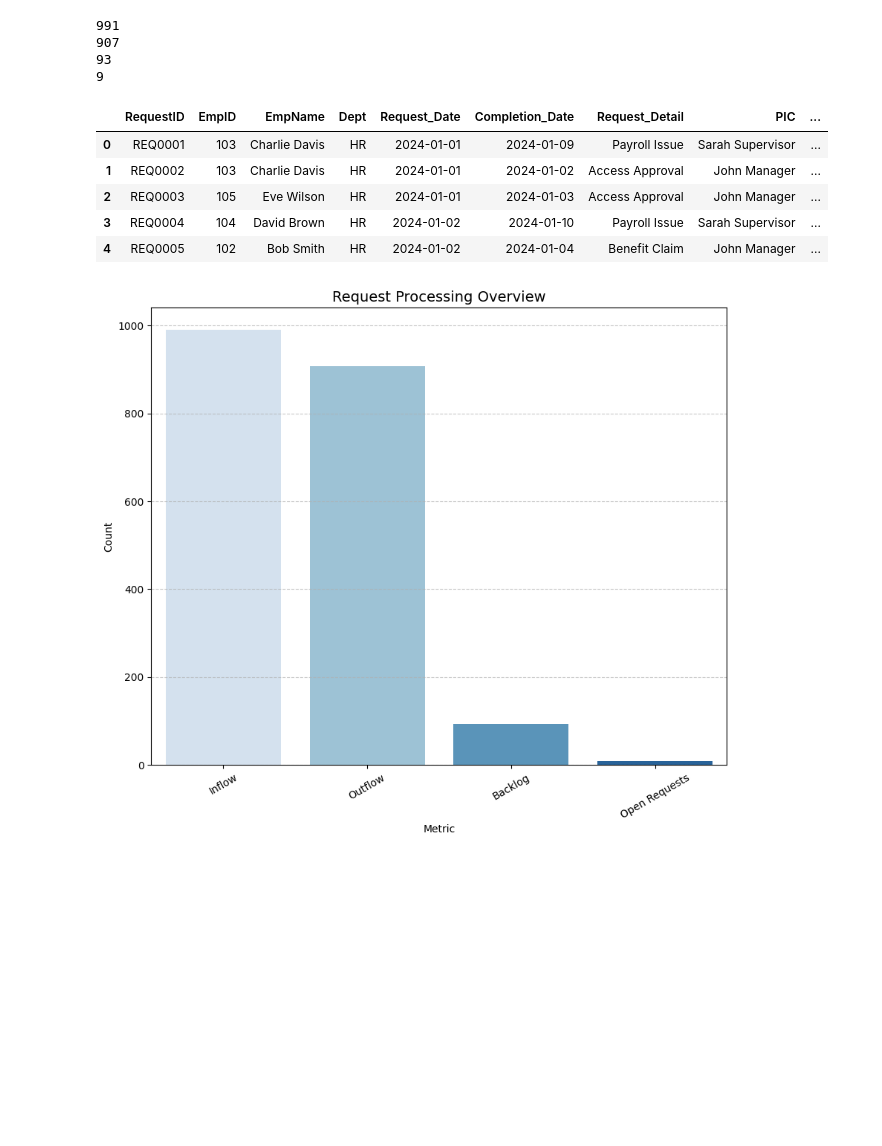
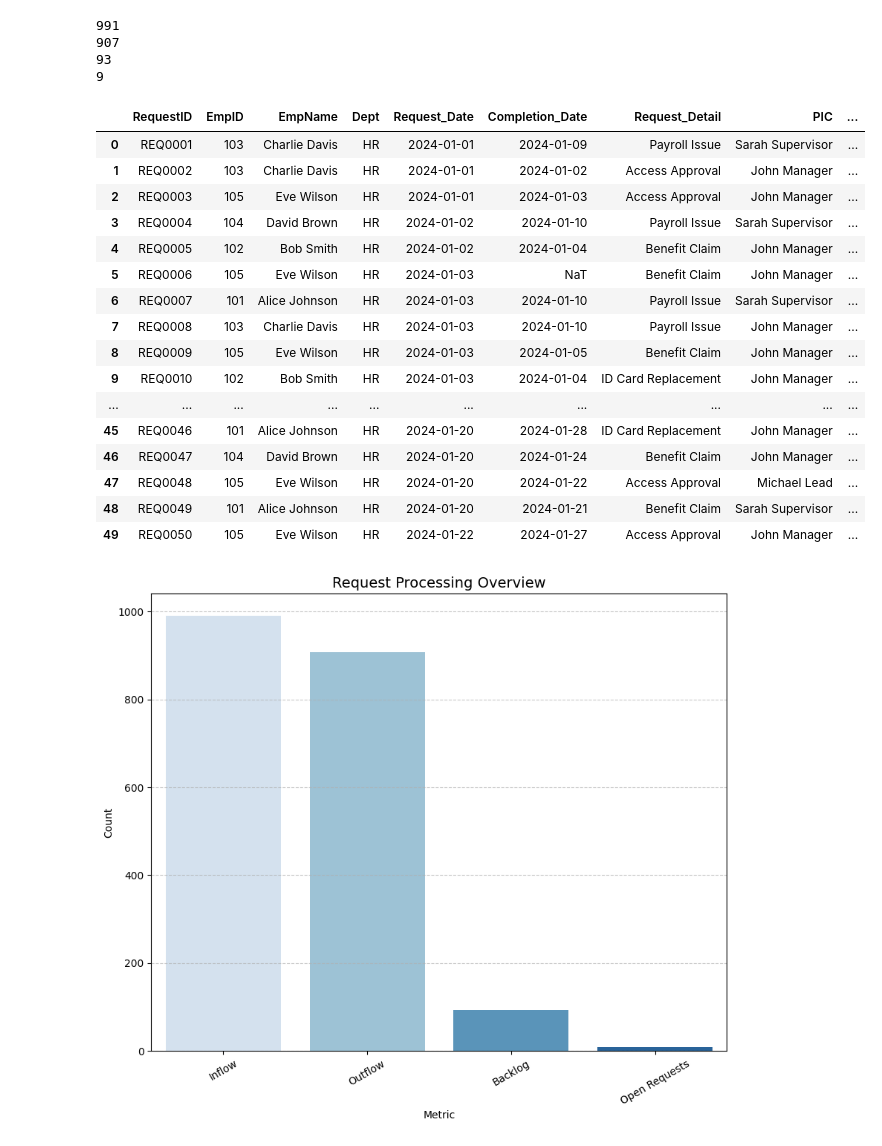
Before and after one commit to RizkyMlana/Data-Science-Mid, a Jupyter notebook: assignment.ipynb, the cells around one changed output. Drawn from its saved outputs; the diff is of its cells as text; code cells hidden in the pictures; blank space fills up the shorter version.

```diff
--- a/assignment.ipynb
+++ b/assignment.ipynb
@@ -93,14 +93,25 @@ df['Processing Days'] = df.apply(
 # %%
 df['SLA Compliance'] = df['Processing Days'].apply(lambda x: 'Pass' if x <= 3 else 'Miss' if pd.notnull(x) else 'Pending')
 # %%
-df.head()
+df.head(50)
 # %% [output]
 |  | RequestID | EmpID | EmpName | Dept | Request_Date | Completion_Date | Request_Detail | PIC | ... |
 | 0 | REQ0001 | 103 | Charlie Davis | HR | 2024-01-01 | 2024-01-09 | Payroll Issue | Sarah Supervisor | ... |
 | 1 | REQ0002 | 103 | Charlie Davis | HR | 2024-01-01 | 2024-01-02 | Access Approval | John Manager | ... |
 | 2 | REQ0003 | 105 | Eve Wilson | HR | 2024-01-01 | 2024-01-03 | Access Approval | John Manager | ... |
 | 3 | REQ0004 | 104 | David Brown | HR | 2024-01-02 | 2024-01-10 | Payroll Issue | Sarah Supervisor | ... |
 | 4 | REQ0005 | 102 | Bob Smith | HR | 2024-01-02 | 2024-01-04 | Benefit Claim | John Manager | ... |
+| 5 | REQ0006 | 105 | Eve Wilson | HR | 2024-01-03 | NaT | Benefit Claim | John Manager | ... |
+| 6 | REQ0007 | 101 | Alice Johnson | HR | 2024-01-03 | 2024-01-10 | Payroll Issue | Sarah Supervisor | ... |
+| 7 | REQ0008 | 103 | Charlie Davis | HR | 2024-01-03 | 2024-01-10 | Payroll Issue | John Manager | ... |
+| 8 | REQ0009 | 105 | Eve Wilson | HR | 2024-01-03 | 2024-01-05 | Benefit Claim | John Manager | ... |
+| 9 | REQ0010 | 102 | Bob Smith | HR | 2024-01-03 | 2024-01-04 | ID Card Replacement | John Manager | ... |
+| ... | ... | ... | ... | ... | ... | ... | ... | ... | ... |
+| 45 | REQ0046 | 101 | Alice Johnson | HR | 2024-01-20 | 2024-01-28 | ID Card Replacement | John Manager | ... |
+| 46 | REQ0047 | 104 | David Brown | HR | 2024-01-20 | 2024-01-24 | Benefit Claim | John Manager | ... |
+| 47 | REQ0048 | 105 | Eve Wilson | HR | 2024-01-20 | 2024-01-22 | Access Approval | Michael Lead | ... |
+| 48 | REQ0049 | 101 | Alice Johnson | HR | 2024-01-20 | 2024-01-21 | Benefit Claim | Sarah Supervisor | ... |
+| 49 | REQ0050 | 105 | Eve Wilson | HR | 2024-01-22 | 2024-01-27 | Access Approval | John Manager | ... |
 # %%
 # Simpan hasil dalam DataFrame
 result = pd.DataFrame({
```
